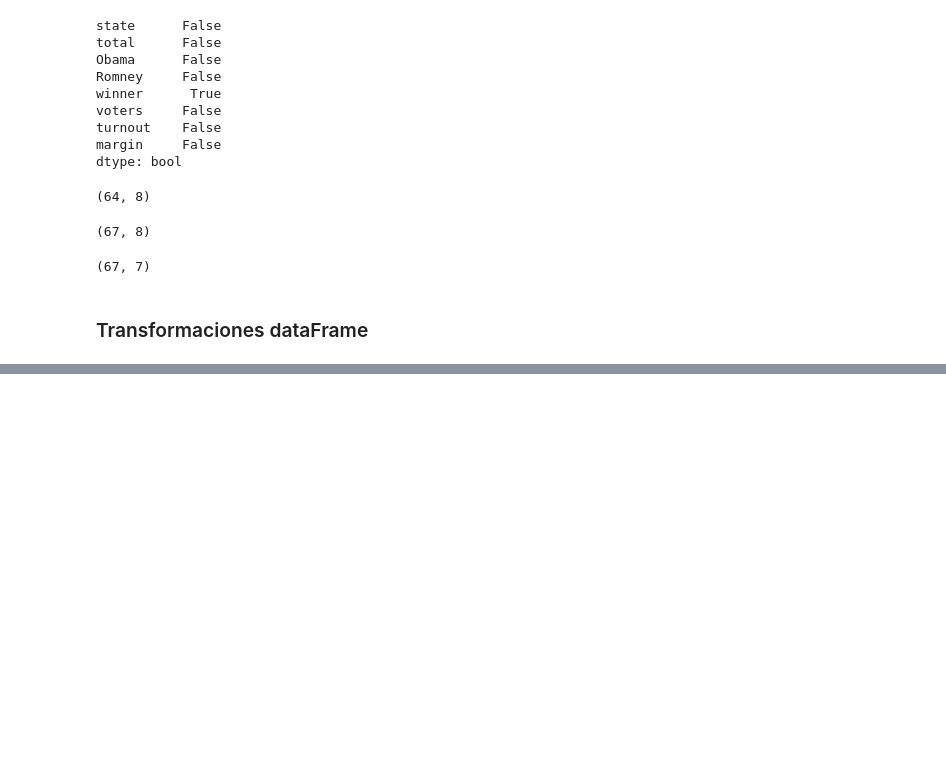
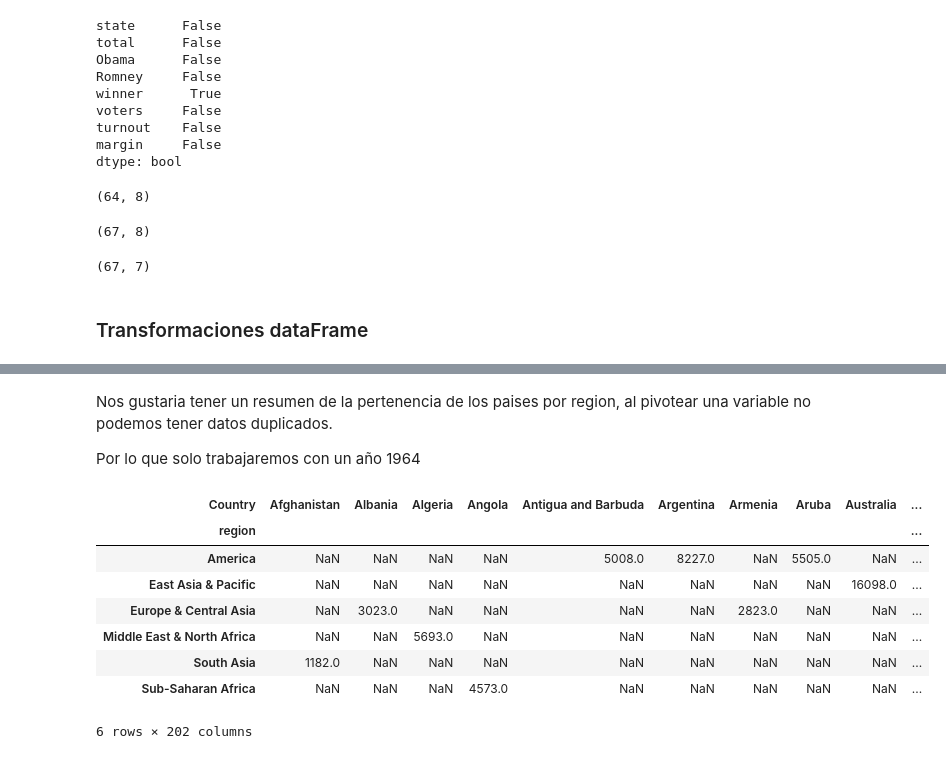
Before and after one commit to Corderodedios182/Resumenes-Python, a Jupyter notebook: Manipulating DataFrames with pandas.ipynb, the cells around one changed output, grey strips where cells are left out. Drawn from its saved outputs; the diff is of its cells as text; code cells hidden in the pictures; blank space fills up the shorter version.

```diff
--- a/Manipulating DataFrames with pandas.ipynb
+++ b/Manipulating DataFrames with pandas.ipynb
@@ -259,0 +454,4 @@ election.dropna(thresh = 66, axis='columns').shape #Elimina la columna, que cont
+# %% [markdown]
+Nos gustaria tener un resumen de la pertenencia de los paises por region, al pivotear una variable no podemos tener datos duplicados.
+
+Por lo que solo trabajaremos con un año 1964
@@ -259,0 +462,12 @@ election.dropna(thresh = 66, axis='columns').shape #Elimina la columna, que cont
+# %%
+gapminder_copy.pivot(index = 'region', columns='Country', values = 'gdp')
+# %% [output]
+| Country | Afghanistan | Albania | Algeria | Angola | Antigua and Barbuda | Argentina | Armenia | Aruba | Australia | ... |
+| region |  |  |  |  |  |  |  |  |  | ... |
+| America | NaN | NaN | NaN | NaN | 5008.0 | 8227.0 | NaN | 5505.0 | NaN | ... |
+| East Asia & Pacific | NaN | NaN | NaN | NaN | NaN | NaN | NaN | NaN | 16098.0 | ... |
+| Europe & Central Asia | NaN | 3023.0 | NaN | NaN | NaN | NaN | 2823.0 | NaN | NaN | ... |
+| Middle East & North Africa | NaN | NaN | 5693.0 | NaN | NaN | NaN | NaN | NaN | NaN | ... |
+| South Asia | 1182.0 | NaN | NaN | NaN | NaN | NaN | NaN | NaN | NaN | ... |
+| Sub-Saharan Africa | NaN | NaN | NaN | 4573.0 | NaN | NaN | NaN | NaN | NaN | ... |
+6 rows × 202 columns
```
Also changed, not shown: parts of 30 cells of this notebook.
